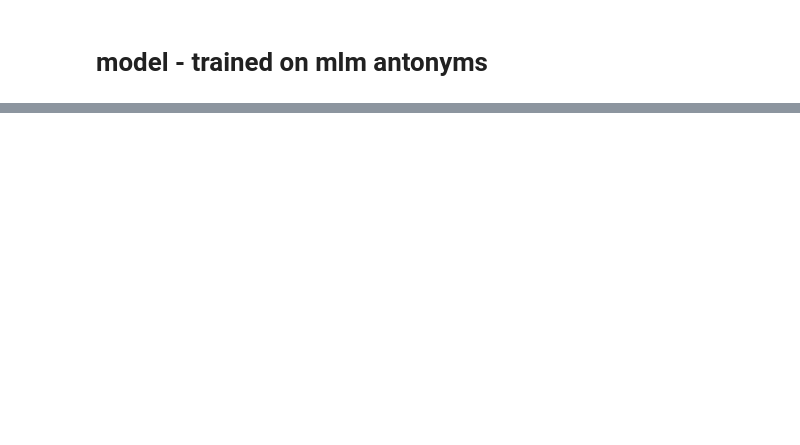
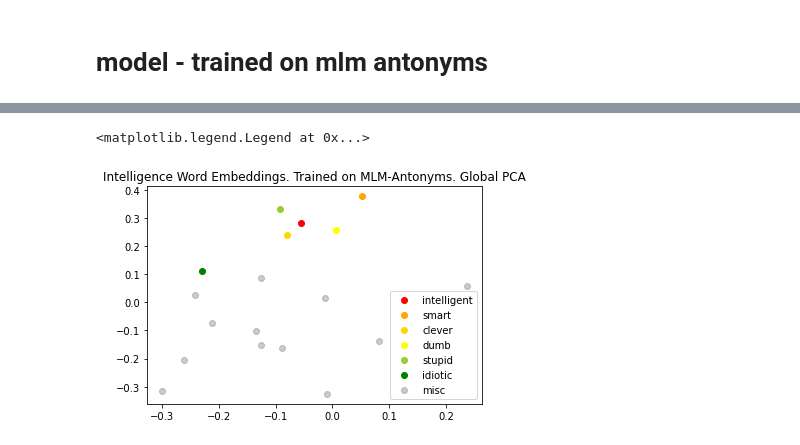
Before and after one commit to notsambeck/nlp-final, a Jupyter notebook: visualizing_embeddings.ipynb, the cells around one changed output, grey strips where cells are left out. Cells and saved outputs as stored; diff of their text form; code cells hidden in the pictures; blank space fills up the shorter version.

```diff
--- a/visualizing_embeddings.ipynb
+++ b/visualizing_embeddings.ipynb
@@ -254,0 +187,11 @@ similarity tensor(0.2042)
+# %%
+for i, word in enumerate(intelligences):
+    t = pca.transform(get_embedding_matrix([word]))
+    plt.scatter(t[:,0], t[:,1], c=colors[i], label=word)
+others = pca.transform(get_embedding_matrix(other_words))
+plt.scatter(others[:,0], others[:,1], c='k', label='misc', alpha=0.2)
+plt.title('Intelligence Word Embeddings. Trained on MLM-Antonyms. Global PCA')
+plt.legend()
+# %% [output]
+<matplotlib.legend.Legend at 0x...>
+[figure, added]
```
Also changed, not shown: parts of 55 cells of this notebook.
